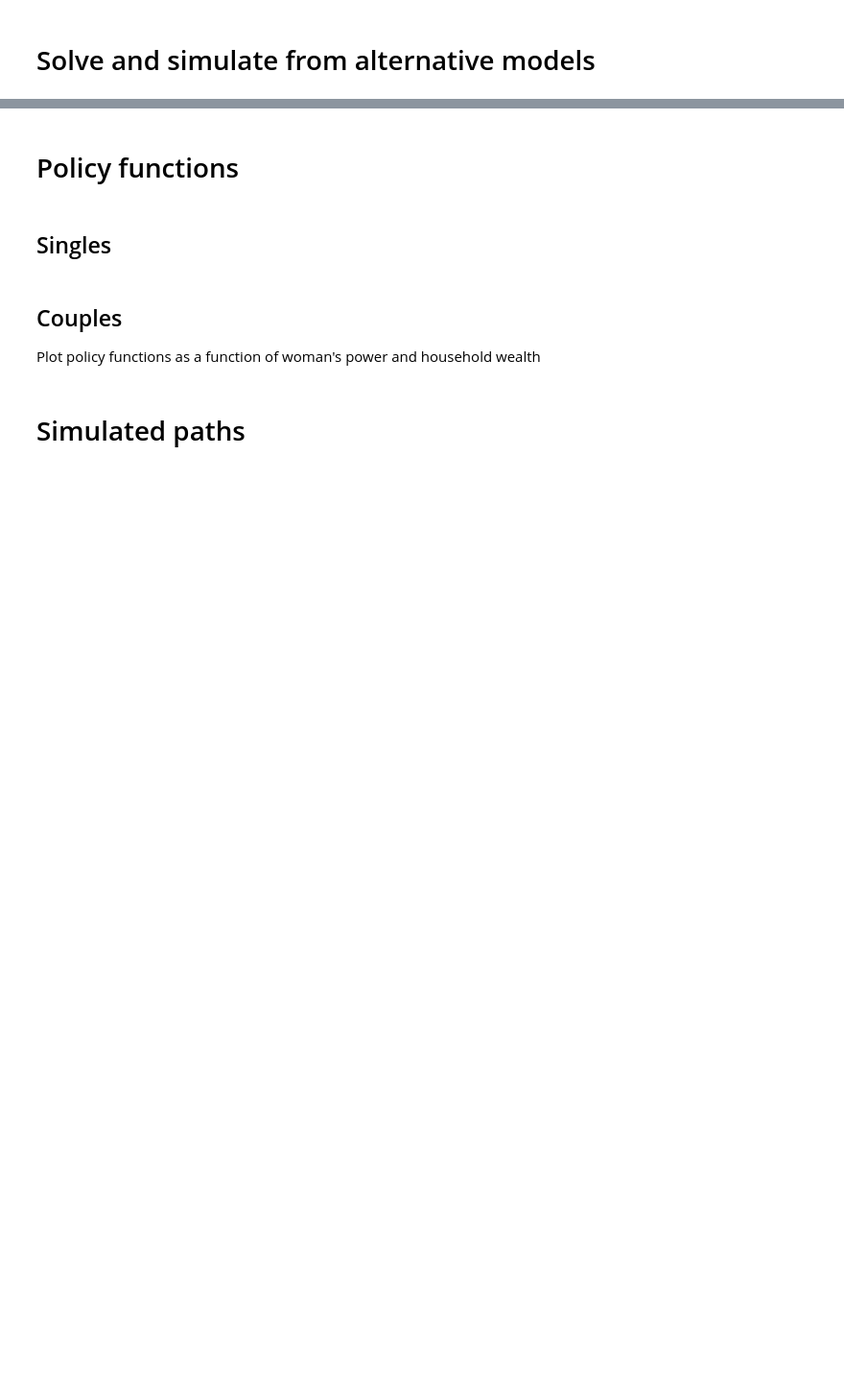
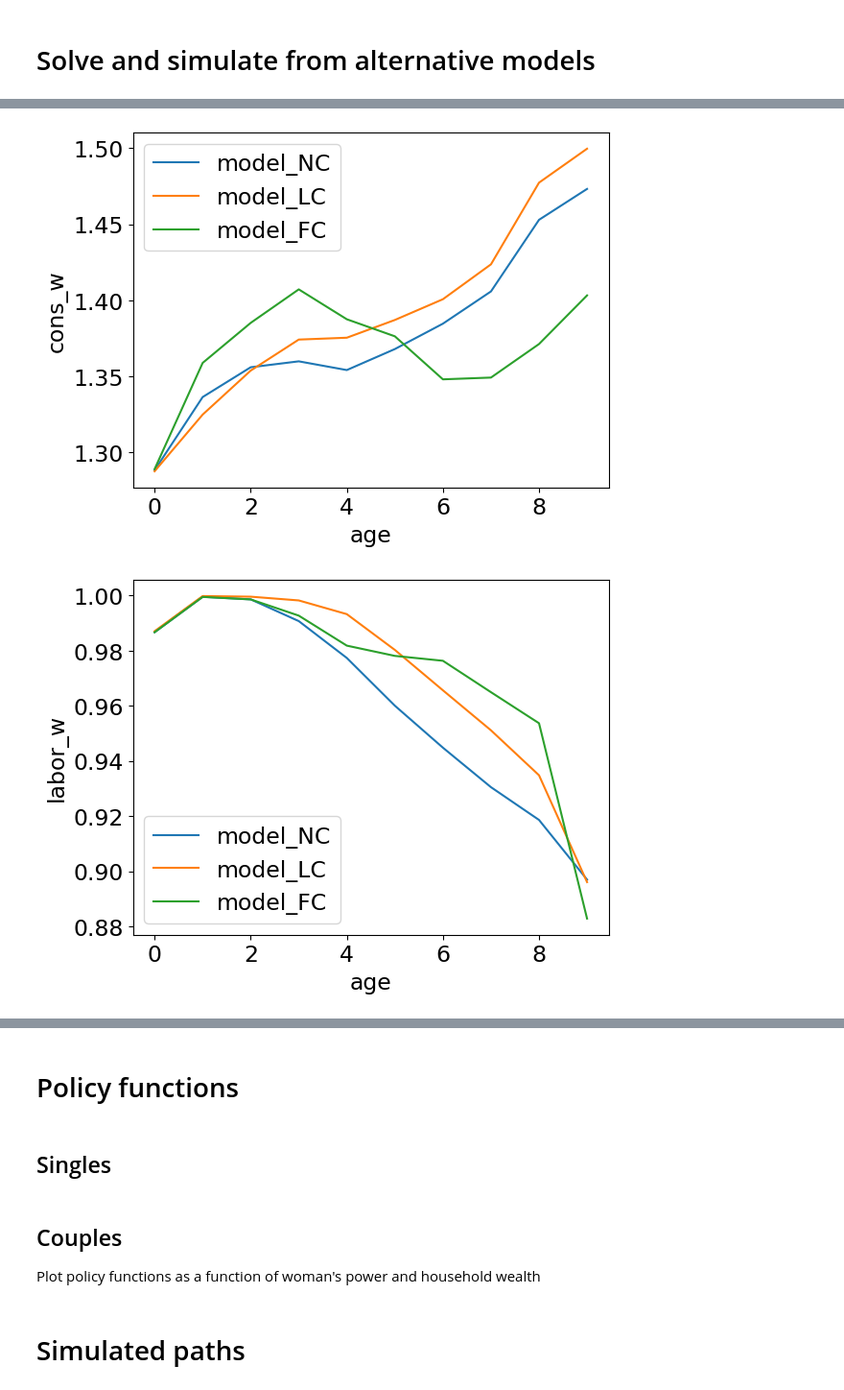
Before and after one commit to ThomasHJorgensen/LimitedCommitmentTest, a Jupyter notebook: Check Model_TJ.ipynb, the cells around one changed output, grey strips where cells are left out. Shown at 96% size. Saved outputs shown, nothing was run; the diff lists cells and outputs as text; code cells hidden in the pictures; blank space fills up the shorter version.

```diff
--- a/Check Model_TJ.ipynb
+++ b/Check Model_TJ.ipynb
@@ -1,6 +1,5 @@
 # %%
 %load_ext autoreload
-%load_ext line_profiler
 %autoreload 2
 
 import numpy as np
@@ -26,4 +25,7 @@ SAVE = False
 
 # c++ settings
 do_compile = True
-threads = 40
+threads = 50
+
+# from consav import cpptools
+# cpptools.setup_nlopt(folder='cppfuncs/', do_print = True) #install nlopt
@@ -40,12 +33,12 @@ The line_profiler extension is already loaded. To reload it, use:
 # Solve and simulate from alternative models
 # %%
 # settings for models to solve
-T = 2
+T = 10
 specs = {
 
     'model_NC':{'latexname':'limited', 'par':{ 'T':T,  'do_HK': False, 'threads':threads,'bargaining':2}},
-    # 'model_LC':{'latexname':'limited', 'par':{ 'T':T,  'do_HK': False, 'threads':threads,'bargaining':1}},
-    # 'model_FC':{'latexname':'limited', 'par':{ 'T':T,  'do_HK': False, 'threads':threads,'bargaining':0}},
+    'model_LC':{'latexname':'limited', 'par':{ 'T':T,  'do_HK': False, 'threads':threads,'bargaining':1}},
+    'model_FC':{'latexname':'limited', 'par':{ 'T':T,  'do_HK': False, 'threads':threads,'bargaining':0}},
 
 }
 # %%
@@ -100,0 +129,24 @@ power = model.cpp.calc_bargaining_weight(t,love,Aw,Am,Kw,Km,iZw,iZm,sol,par)
+# %%
+var_list = ('cons_w','labor_w','power','A','couple')
+idxA = 0
+for var in var_list:
+    fig,ax = plt.subplots()
+    for model_name in ('model_NC','model_LC','model_FC'):
+        model = models[model_name]
+        sol = model.sol
+        par = model.par
+        sim = model.sim
+
+        par.bargaining_init_nash = True
+        sim.init_A = par.grid_A[idxA] + np.zeros(par.simN)
+        sim.init_Aw = par.grid_Aw[idxA] + np.zeros(par.simN)
+        sim.init_Am = par.grid_Am[idxA] +  np.zeros(par.simN)
+        model.simulate()
+
+        # plot simulations
+        ax.plot(np.mean(getattr(sim,var),axis=0),label=model_name)
+    ax.set(xlabel='age',ylabel=var)
+    ax.legend()
+# %% [output]
+[figure, added]
+[figure, added]
```
Also changed, not shown: parts of 16 cells of this notebook, 5 other files.
